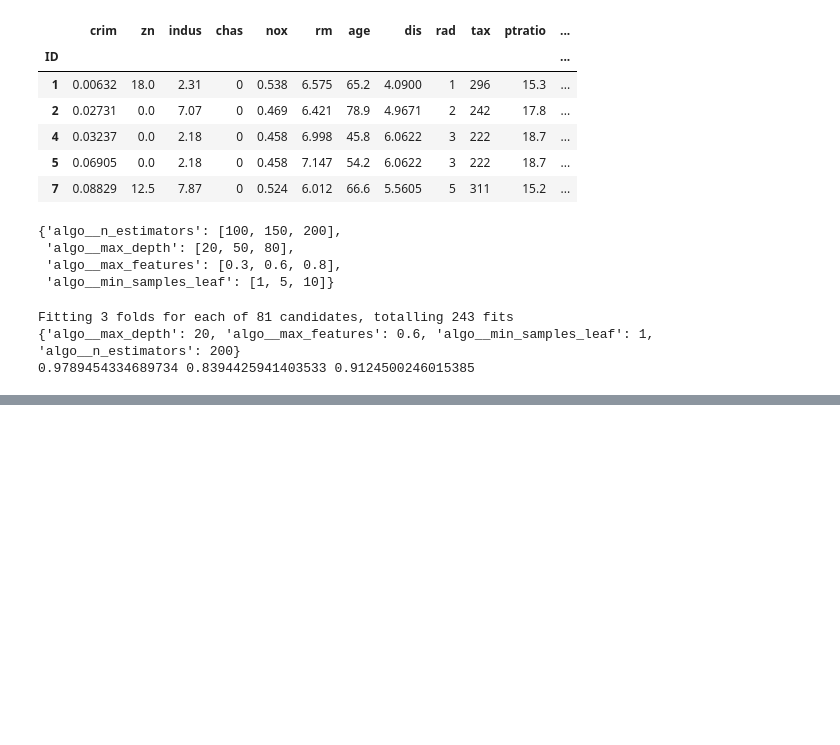
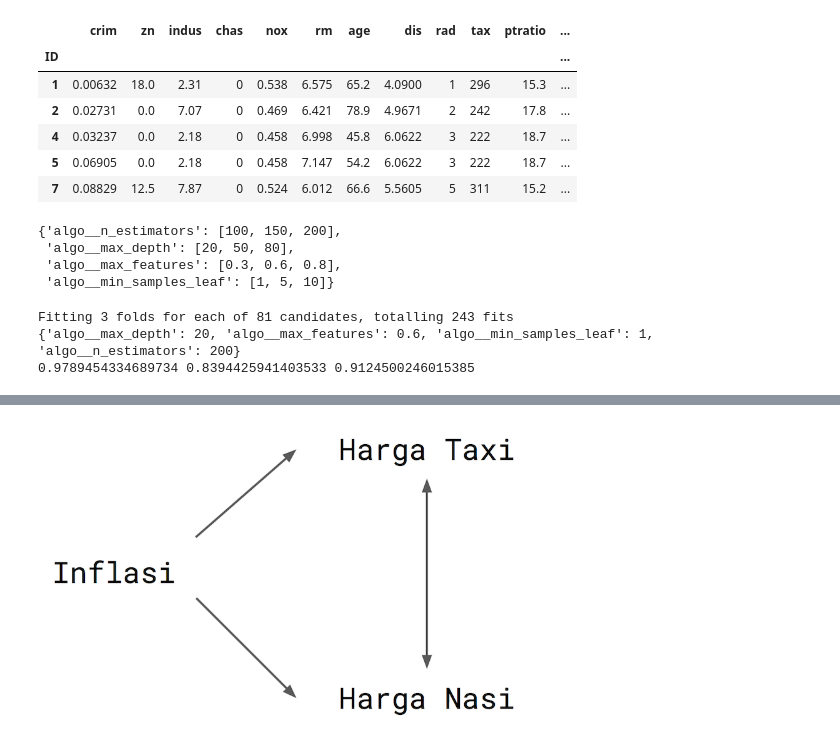
Before and after one commit to FransiscoReadyPermana/supervised_learning, a Jupyter notebook: 06 - RF/part2-RegresiMenggunakanRandomForest.ipynb, the cells around one changed output, grey strips where cells are left out. Drawn from its saved outputs; the diff is of its cells as text; code cells hidden in the pictures; blank space fills up the shorter version.

```diff
--- a/06 - RF/part2-RegresiMenggunakanRandomForest.ipynb
+++ b/06 - RF/part2-RegresiMenggunakanRandomForest.ipynb
@@ -84,0 +116,4 @@ Fitting 3 folds for each of 81 candidates, totalling 243 fits
+# %%
+illustration.fallacy2
+# %% [output]
+[figure, added]
```
Also changed, not shown: parts of 11 cells of this notebook, 1 other file.
